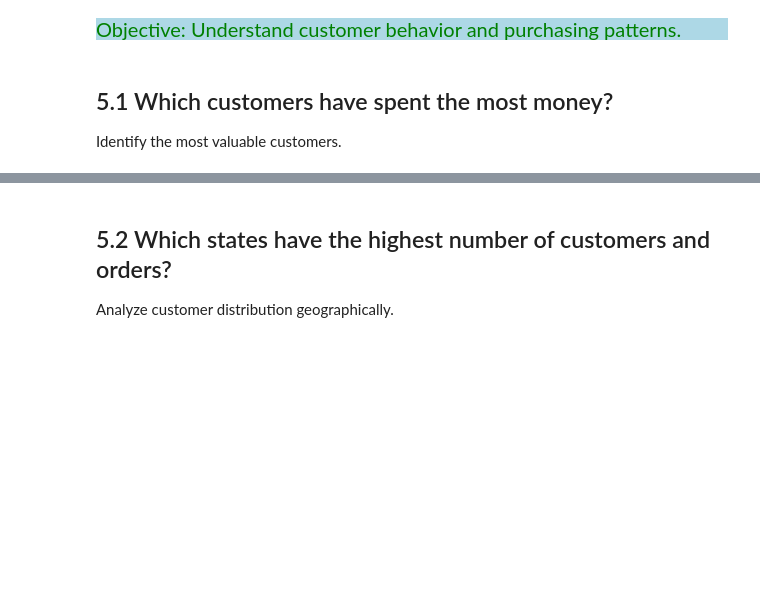
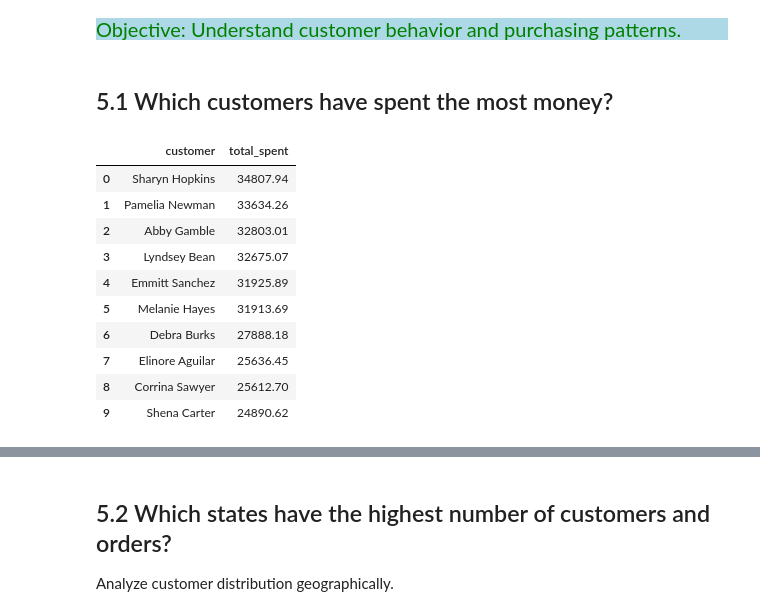
Before and after one commit to Kartika-Nidhi/Biker_Store_Analysis_SQL, a Jupyter notebook: BikeStoreAnalysisSQl.ipynb, the cells around one changed output, grey strips where cells are left out. Saved outputs shown, nothing was run; the diff lists cells and outputs as text; code cells hidden in the pictures; blank space fills up the shorter version.

```diff
--- a/BikeStoreAnalysisSQl.ipynb
+++ b/BikeStoreAnalysisSQl.ipynb
@@ -768,5 +766,31 @@ plt.show()
 <div style = "background-color:lightblue; color:green; font-size:20px; text-align:justify">Objective: Understand customer behavior and purchasing patterns.
 # %% [markdown]
 ## 5.1 Which customers have spent the most money?
-
-Identify the most valuable customers.
+# %%
+query = """
+SELECT CONCAT(first_name, ' ', last_name) AS customer,
+        ROUND(SUM(((ori.list_price * (1 - discount)) * quantity)), 2) AS total_spent
+FROM customers AS cust
+JOIN orders  AS ord
+    ON cust.customer_id = ord.customer_id
+JOIN order_items AS ori
+    ON ord.order_id = ori.order_id
+GROUP BY customer
+ORDER BY total_spent DESC
+LIMIT 10;
+"""
+
+val_cut = pd.read_sql(query, engine)
+val_cut
+# %% [output]
+|  | customer | total_spent |
+| 0 | Sharyn Hopkins | 34807.94 |
+| 1 | Pamelia Newman | 33634.26 |
+| 2 | Abby Gamble | 32803.01 |
+| 3 | Lyndsey Bean | 32675.07 |
+| 4 | Emmitt Sanchez | 31925.89 |
+| 5 | Melanie Hayes | 31913.69 |
+| 6 | Debra Burks | 27888.18 |
+| 7 | Elinore Aguilar | 25636.45 |
+| 8 | Corrina Sawyer | 25612.70 |
+| 9 | Shena Carter | 24890.62 |
```
Also changed, not shown: parts of 4 cells of this notebook.
